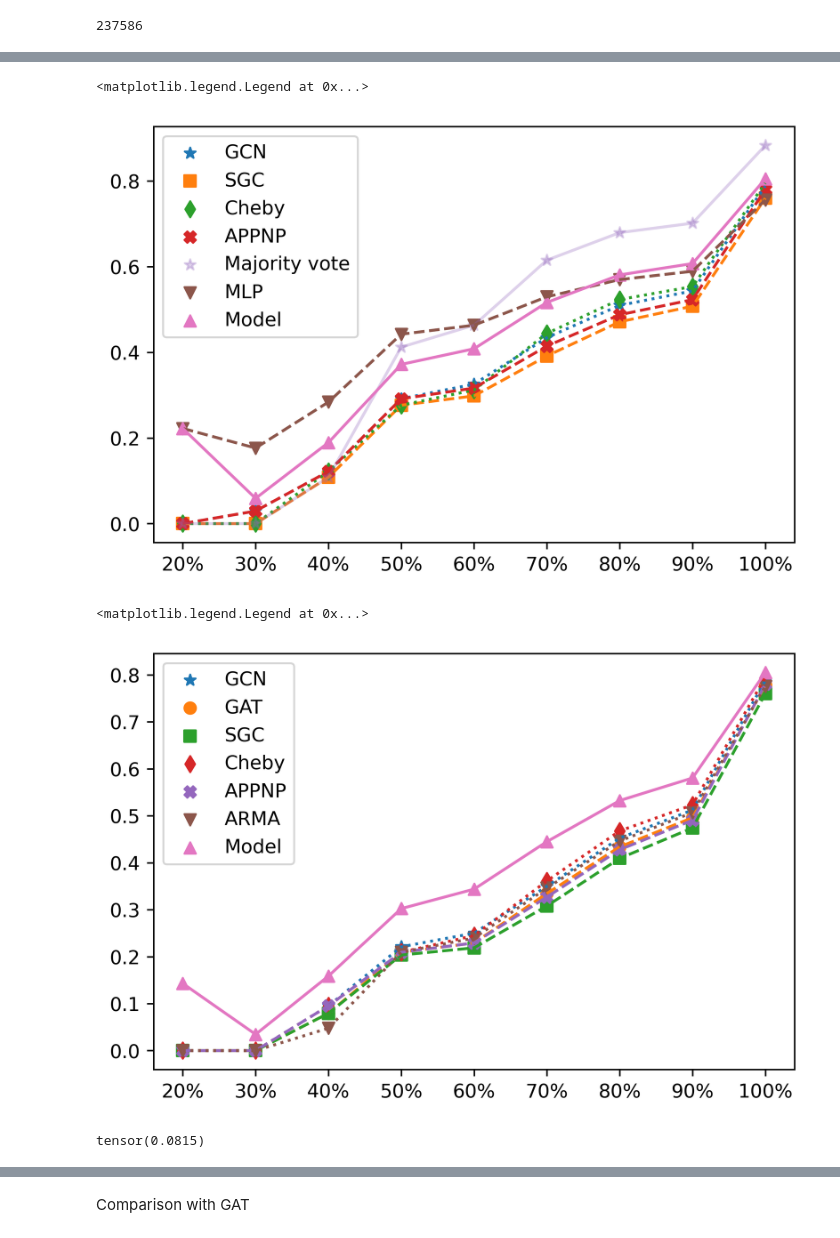
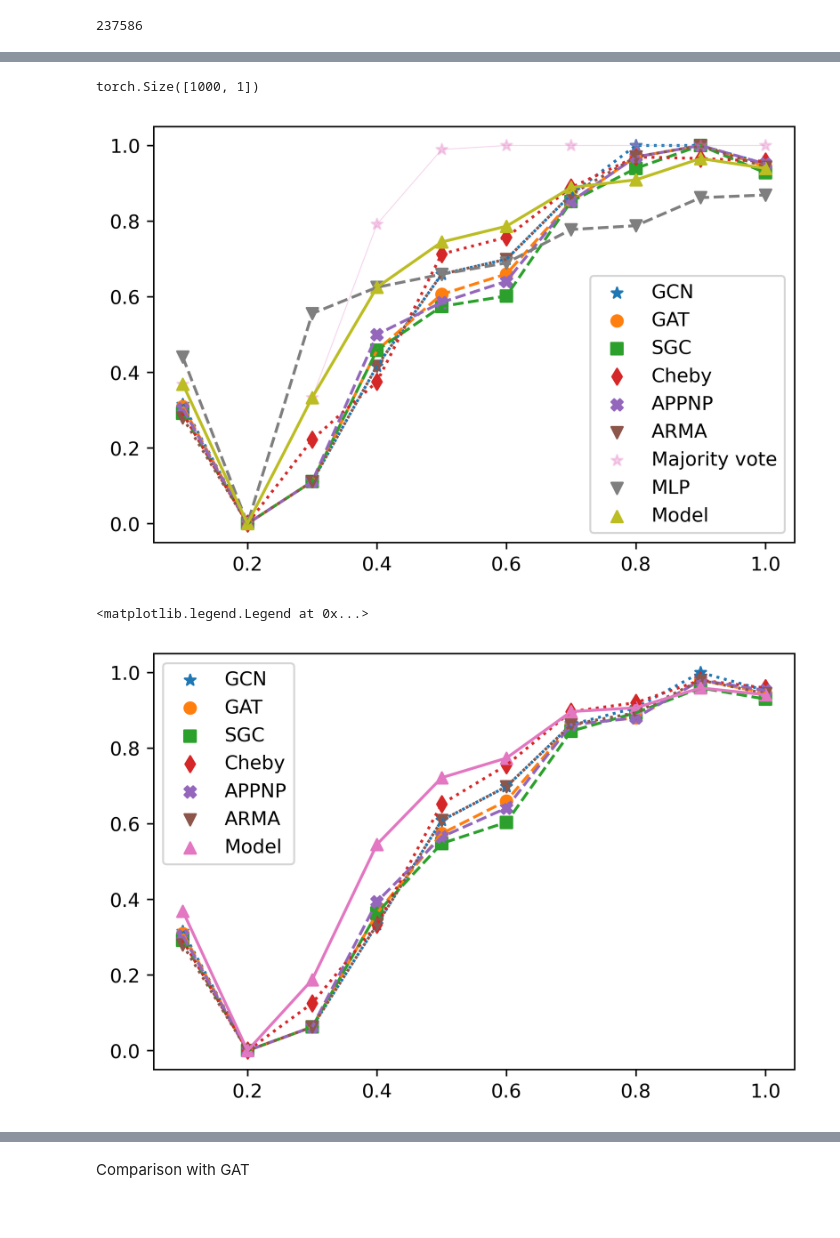
Before and after one commit to seanli3/asgat, a Jupyter notebook: citation/citeseer_frequency_analysis.ipynb, the cells around one changed output, grey strips where cells are left out. Saved outputs shown, nothing was run; the diff lists cells and outputs as text; code cells hidden in the pictures.

```diff
--- a/citation/citeseer_frequency_analysis.ipynb
+++ b/citation/citeseer_frequency_analysis.ipynb
@@ -265,7 +272,7 @@ if hasattr(model, 'synthesis'):
 # %% [output]
 [figure]
 # %%
-for i in [0, 2, 4, 5]:
+for i in [0, 3, 10, 5]:
     plot_filter_banks(idx=[i], kernel=model.analysis.filter._kernel, legend=False, no_ticks=True)
     plt.savefig('./node_269_filter_{}.svg'.format(str(i)), format='svg', dpi=450)
 # %% [output]
@@ -598,5 +614,5 @@ matching labels in 3rd hop: tensor(0.8354)
 Accuracy on less-similar neighbourhoods
 # %%
 from matplotlib import pyplot as plt
-label_distributions = matching_labels_distribution(dataset[0]['test_mask'].nonzero().view(-1));
+label_distributions = matching_labels_distribution(dataset[0]['test_mask'].nonzero().view(-1).tolist(), G, dataset);
 # %% [output]
@@ -1237,12 +1274,17 @@ np.sum([torch.prod(torch.tensor(p.shape)) for p in list(model.parameters())])
+# %%
+(torch.tensor(label_distributions[0])<2).nonzero().shape
+# %% [output]
+torch.Size([1000, 1])
 # %%
+step = 0.1
 def cal_acc_in_noisy_neighbourhood(m, dataset):
     m.eval()
     accs = []
     with torch.no_grad():
         logits  = m(dataset[0])[0]
-    for p in torch.arange(0.2, 1.1, 0.1):
+    for p in torch.arange(step, 1.1, step):
         dissimilar_neighbhour_nodes_mask = dataset[0]['test_mask'].clone()
-        dissimilar_neighbhour_nodes_mask[dissimilar_neighbhour_nodes_mask] = torch.tensor(label_distributions[0]) <= p
+        dissimilar_neighbhour_nodes_mask[dissimilar_neighbhour_nodes_mask] = (torch.tensor(label_distributions[0]) <= p).logical_and(torch.tensor(label_distributions[0]) >= p - step)
         mask = dissimilar_neighbhour_nodes_mask
         pred = logits[mask].max(1)[1]
         accs.append(pred.eq(dataset[0].y[mask]).sum().item() / mask.sum().item())
@@ -1251,25 +1293,25 @@ def cal_acc_in_noisy_neighbourhood(m, dataset):
 # Try to get some standard deviations
 # %%
 model_noisy_accs = torch.tensor(cal_acc_in_noisy_neighbourhood(model, dataset))
-# gat_noisy_accs = torch.tensor(cal_acc_in_noisy_neighbourhood(gat, dataset))
+gat_noisy_accs = torch.tensor(cal_acc_in_noisy_neighbourhood(gat, dataset))
 gcn_noisy_accs = torch.tensor(cal_acc_in_noisy_neighbourhood(gcn, dataset))
 sgc_noisy_accs = torch.tensor(cal_acc_in_noisy_neighbourhood(sgc, dataset_unnormalized))
 cheb_noisy_accs = torch.tensor(cal_acc_in_noisy_neighbourhood(cheb, dataset))
 appnp_noisy_accs = torch.tensor(cal_acc_in_noisy_neighbourhood(appnp, dataset))
-# arma_noisy_accs = torch.tensor(cal_acc_in_noisy_neighbourhood(arma, dataset))
+arma_noisy_accs = torch.tensor(cal_acc_in_noisy_neighbourhood(arma, dataset))
 majority_vote_noisy_accs = torch.tensor(cal_acc_in_noisy_neighbourhood(majority_vote, dataset))
 mlp_noisy_accs = torch.tensor(cal_acc_in_noisy_neighbourhood(mlp, dataset))
 # %%
 plt.figure(dpi=450)
-x = [str(p)+'%' for p in range(20, 110, 10)]
+x = torch.arange(step, 1.1, step).tolist()
 plt.plot(x,
          gcn_noisy_accs,
          linestyle=':',
          zorder=2)
-# plt.plot(x,
-#          gat_noisy_accs,
-#          linestyle='--',
-#          zorder=2)
+plt.plot(x,
+         gat_noisy_accs,
+         linestyle='--',
+         zorder=2)
 plt.plot(x,
          sgc_noisy_accs,
          linestyle='--',
@@ -1279,47 +1321,53 @@ plt.plot(x,
          linestyle=':',
          zorder=2)
 plt.plot(x,
          appnp_noisy_accs,
          linestyle='--',
          zorder=2)
-# plt.plot(x,
-#          arma_noisy_accs,
-#          linestyle=':',
-#          zorder=2)
+plt.plot(x,
+         arma_noisy_accs,
+         linestyle=':',
+         zorder=2)
 plt.plot(x,
          majority_vote_noisy_accs,
          linestyle='-',
-#          linewidth=0.5,
+         linewidth=0.5,
          alpha=0.3,
          zorder=2)
 plt.plot(x,
          mlp_noisy_accs,
          linewidth=1.5,
          linestyle='--',
          zorder=2)
 plt.plot(x,
          model_noisy_accs,
          linewidth=1.5,
          linestyle='-',
          zorder=2)
 
 s1 = plt.scatter(x, gcn_noisy_accs, zorder=1, marker='*')
-# s2 = plt.scatter(x, gat_noisy_accs, zorder=1, marker="o")
+s2 = plt.scatter(x, gat_noisy_accs, zorder=1, marker="o")
 s3 = plt.scatter(x, sgc_noisy_accs, zorder=1, marker='s')
 s4 = plt.scatter(x, cheb_noisy_accs, zorder=1, marker='d')
 s5 = plt.scatter(x, appnp_noisy_accs, zorder=1, marker='X')
-# s6 = plt.scatter(x, arma_noisy_accs, zorder=1, marker='v')
+s6 = plt.scatter(x, arma_noisy_accs, zorder=1, marker='v')
 s7 = plt.scatter(x, majority_vote_noisy_accs, zorder=1, marker='*', alpha=0.3)
 s8 = plt.scatter(x, mlp_noisy_accs, zorder=1, marker='v')
 s9 = plt.scatter(x, model_noisy_accs, zorder=1, marker='^')
-# plt.legend((s1, s2, s3, s4, s5, s6, s7, s8), ('GCN', 'GAT', 'SGC', 'Cheby', 'APPNP', 'ARMA', 'Majority vote', 'Model'))
-plt.legend((s1, s3, s4, s5, s7, s8, s9), ('GCN', 'SGC', 'Cheby', 'APPNP','Majority vote', 'MLP', 'Model'))
+plt.legend((s1, s2, s3, s4, s5, s6, s7, s8, s9), ('GCN', 'GAT', 'SGC', 'Cheby', 'APPNP', 'ARMA', 'Majority vote', 'MLP', 'Model'))
+# plt.legend((s1, s3, s4, s5, s7, s8, s9), ('GCN', 'SGC', 'Cheby', 'APPNP','Majority vote', 'MLP', 'Model'))
+
+data_2_save = {
+    'x': x,
+    'labels': ['GCN', 'GAT', 'SGC', 'Cheby', 'APPNP', 'ARMA', 'Majority vote', 'MLP', 'Model'],
+    'accs': [gcn_noisy_accs, gat_noisy_accs, sgc_noisy_accs, appnp_noisy_accs, arma_noisy_accs, majority_vote_noisy_accs, mlp_noisy_accs, model_noisy_accs]
+}
+torch.save(data_2_save, './citeseer_beta_acc.pkl')
 # %% [output]
-<matplotlib.legend.Legend at 0x...>
-[figure, old version]
+[figure, new version]
 # %%
 plt.figure(dpi=450)
-x = [str(p)+'%' for p in range(20, 110, 10)]
+x = torch.arange(0.1, 1.1, 0.1).tolist()
 plt.plot(x,
          gcn_noisy_accs,
          linestyle=':',
@@ -1360,8 +1408,4 @@ s7 = plt.scatter(x, model_noisy_accs, zorder=1, marker='^')
 plt.legend((s1, s2, s3, s4, s5, s6, s7), ('GCN', 'GAT', 'SGC', 'Cheby', 'APPNP', 'ARMA', 'Model'))
 # %% [output]
 <matplotlib.legend.Legend at 0x...>
-[figure, old version]
+[figure, new version]
-# %%
-(model_noisy_accs - cheb_noisy_accs).mean()
-# %% [output]
-tensor(0.0815)
```
Also changed, not shown: parts of 23 cells of this notebook, 3 other files.
